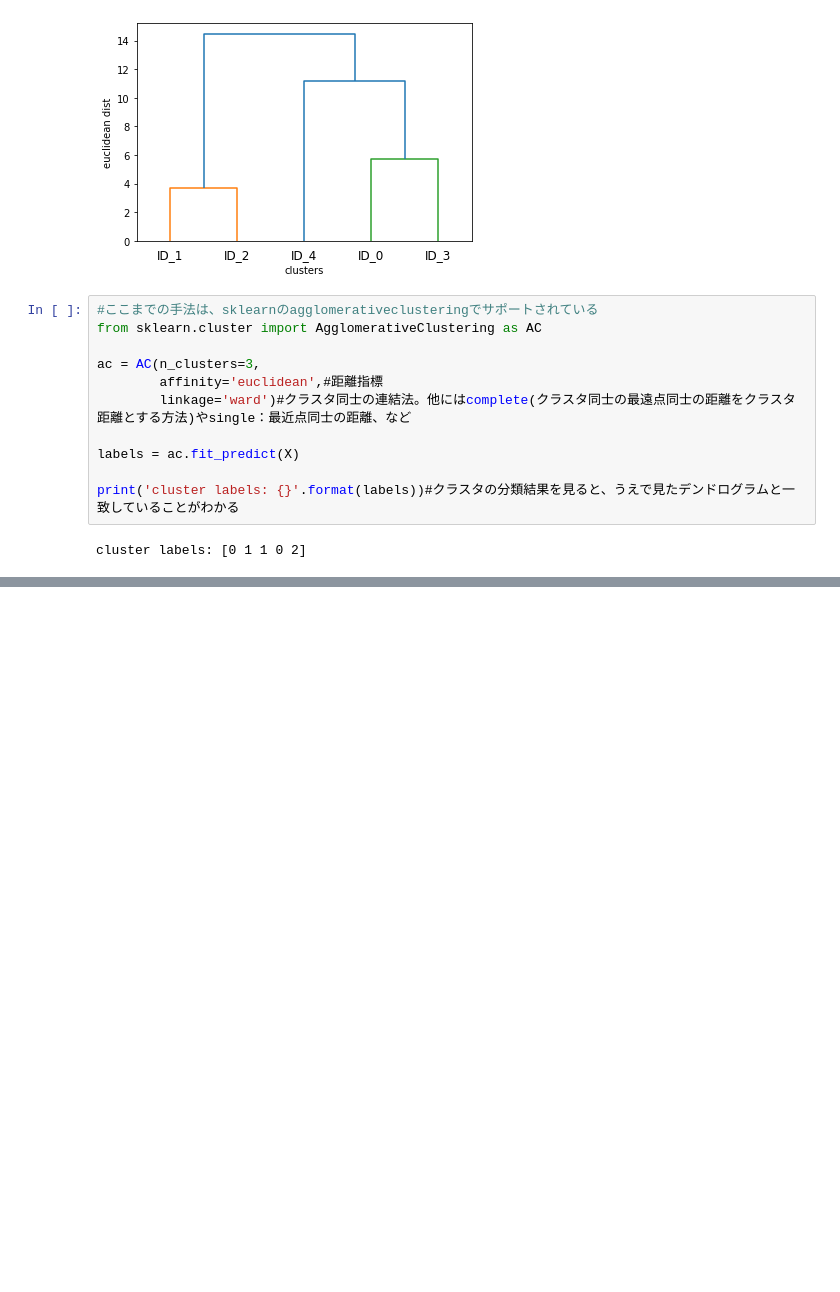
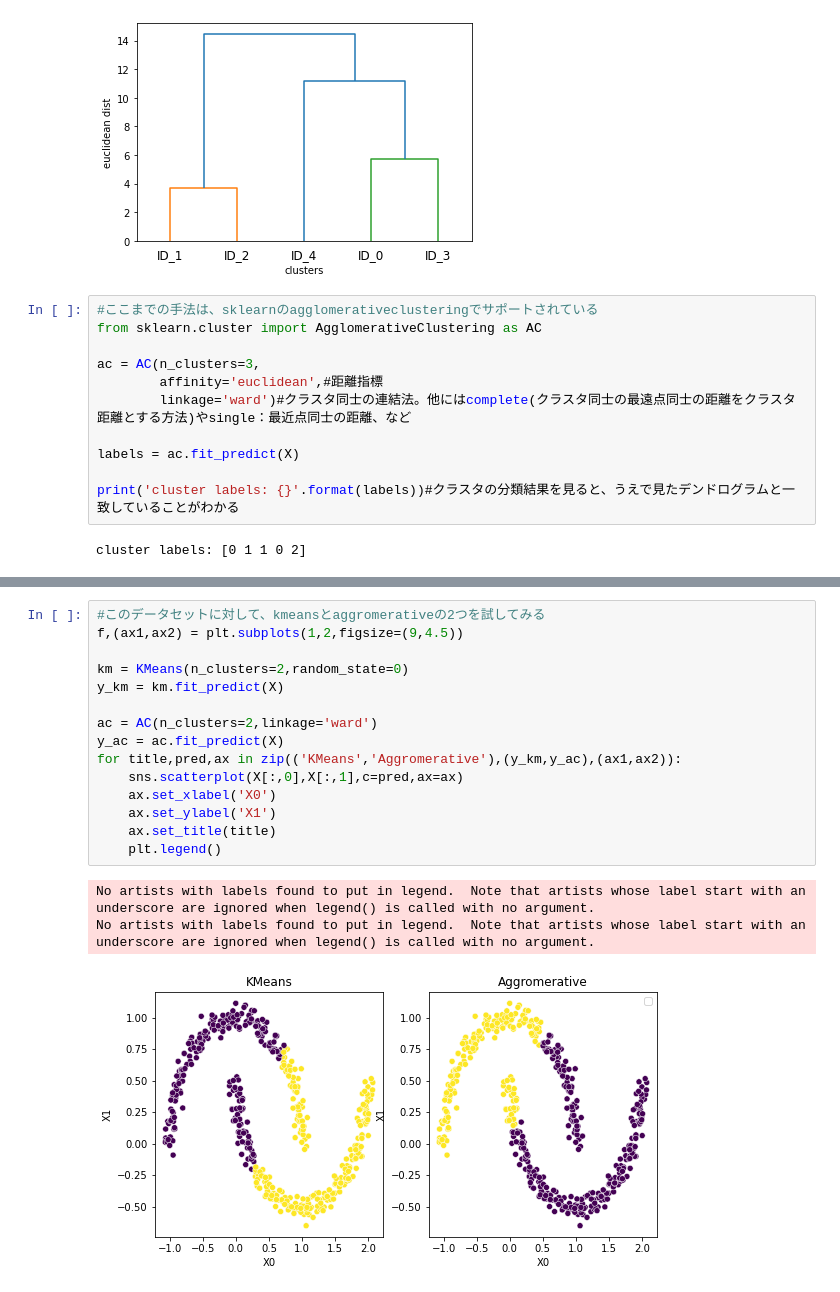
Before and after one commit to mtk0516/mlmaster, a Jupyter notebook: Section-11.ipynb, the cells around one changed output, grey strips where cells are left out. Drawn from its saved outputs; the diff is of its cells as text; blank space fills up the shorter version.

```diff
--- a/Section-11.ipynb
+++ b/Section-11.ipynb
@@ -275,0 +289,19 @@ cluster labels: [0 1 1 0 2]
+# %%
+#このデータセットに対して、kmeansとaggromerativeの2つを試してみる
+f,(ax1,ax2) = plt.subplots(1,2,figsize=(9,4.5))
+
+km = KMeans(n_clusters=2,random_state=0)
+y_km = km.fit_predict(X)
+
+ac = AC(n_clusters=2,linkage='ward')
+y_ac = ac.fit_predict(X)
+for title,pred,ax in zip(('KMeans','Aggromerative'),(y_km,y_ac),(ax1,ax2)):
+    sns.scatterplot(X[:,0],X[:,1],c=pred,ax=ax)
+    ax.set_xlabel('X0')
+    ax.set_ylabel('X1')
+    ax.set_title(title)
+    plt.legend()
+# %% [output]
+No artists with labels found to put in legend.  Note that artists whose label start with an underscore are ignored when legend() is called with no argument.
+No artists with labels found to put in legend.  Note that artists whose label start with an underscore are ignored when legend() is called with no argument.
+[figure, added]
```
Also changed, not shown: parts of 2 cells of this notebook.
